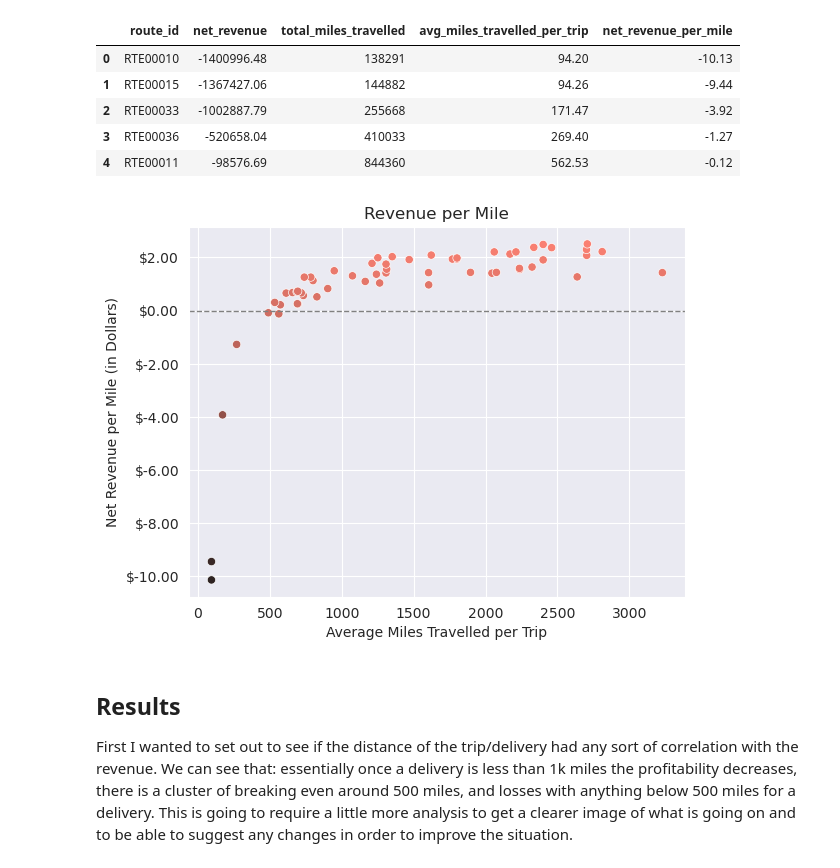
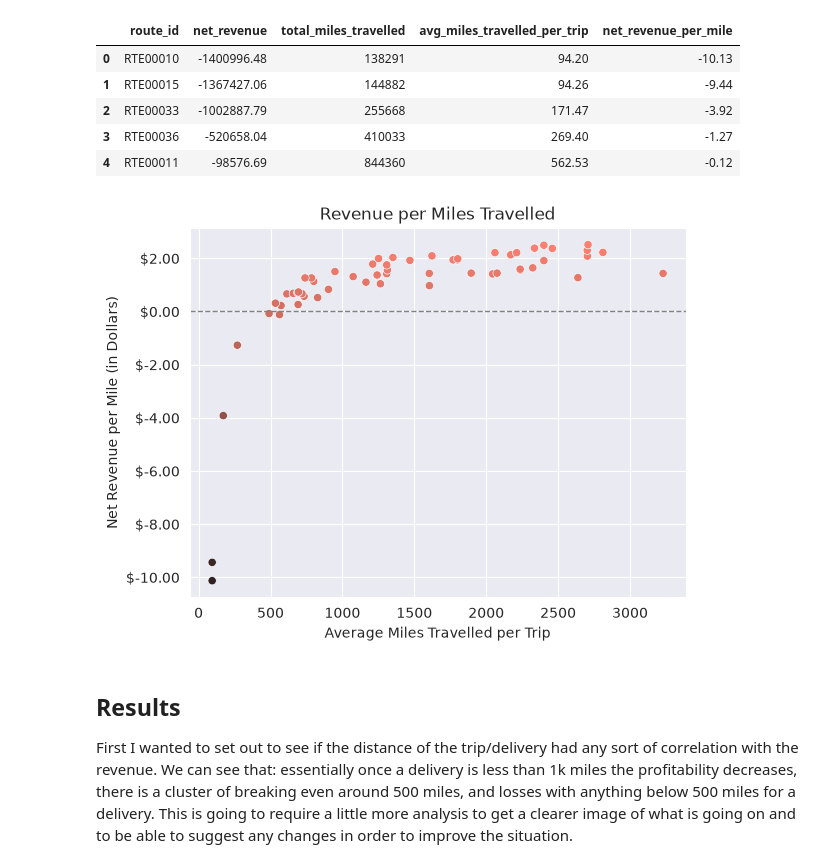
Before and after one commit to Gonroz/DataAnalytics, a Jupyter notebook: Projects/logistics/analysis_notebook.ipynb, the cells around one changed output. Saved outputs shown, nothing was run; the diff lists cells and outputs as text; code cells hidden in the pictures.

```diff
--- a/Projects/logistics/analysis_notebook.ipynb
+++ b/Projects/logistics/analysis_notebook.ipynb
@@ -224,24 +224,24 @@ df_route_revenue_analysis.head()
 # %%
 sns.scatterplot(
     data=df_route_revenue_analysis,
     x="avg_miles_travelled_per_trip",
     y="net_revenue_per_mile",
     hue="net_revenue_per_mile",
     legend=False,
     palette=sns.color_palette("dark:salmon", as_cmap=True)
 )
 
 plt.axhline(0, linewidth=1, color="gray", linestyle="--")
 
 plt.xlabel("Average Miles Travelled per Trip")
 plt.ylabel("Net Revenue per Mile (in Dollars)")
-plt.title("Revenue per Mile")
+plt.title("Revenue per Miles Travelled")
 
 plt.gca().yaxis.set_major_formatter(
     mtick.FuncFormatter(lambda x, _: f'${x:.2f}')
 )
 # %% [output]
-[figure, old version]
+[figure, new version]
 # %% [markdown]
 ## Results
 First I wanted to set out to see if the distance of the trip/delivery had any sort of correlation with the revenue. We can see that: essentially once a delivery is less than 1k miles the profitability decreases, there is a cluster of breaking even around 500 miles, and losses with anything below 500 miles for a delivery. This is going to require a little more analysis to get a clearer image of what is going on and to be able to suggest any changes in order to improve the situation.
```
Also changed, not shown: parts of 2 cells of this notebook.
